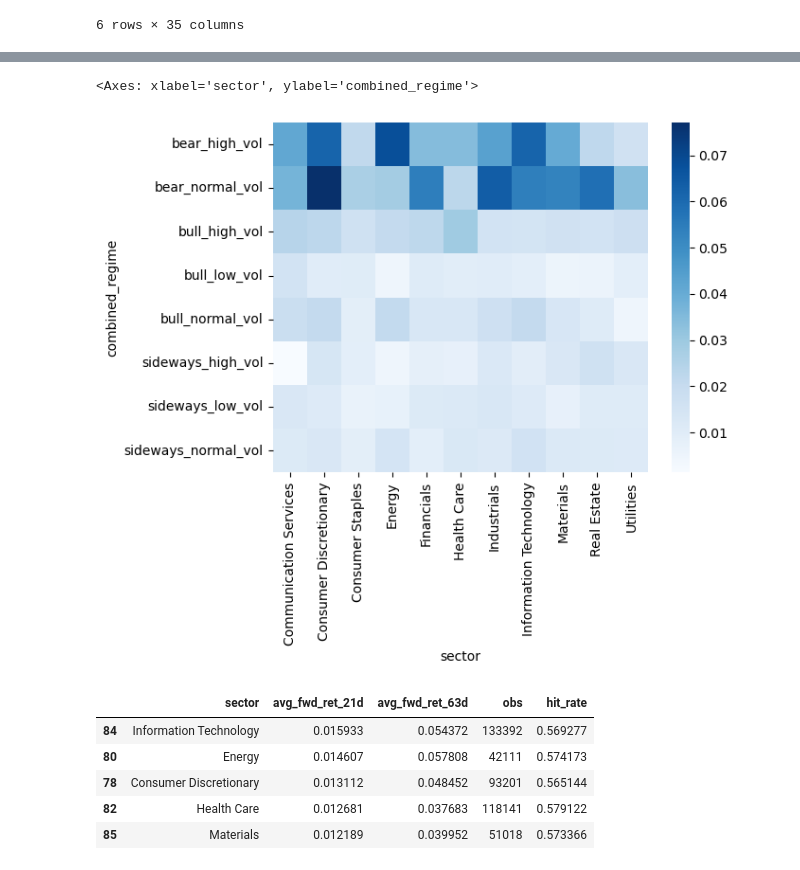
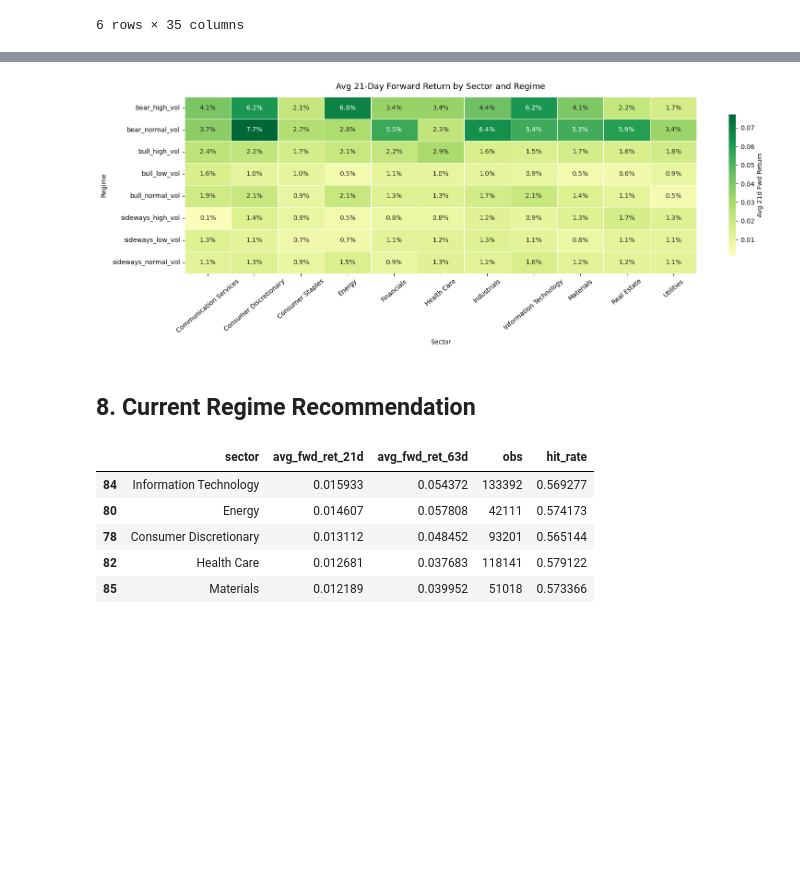
Before and after one commit to ediaz-usf/SP500-Analysis-Project, a Jupyter notebook: S&P_Analysis.ipynb, the cells around one changed output, grey strips where cells are left out. Drawn from its saved outputs; the diff is of its cells as text; code cells hidden in the pictures; blank space fills up the shorter version.

```diff
--- a/S&P_Analysis.ipynb
+++ b/S&P_Analysis.ipynb
@@ -485,18 +409,36 @@ sector_perf[sector_perf["combined_regime"] == "bull_low_vol"].head(20)
 | 42 | bull_low_vol | Real Estate | 0.005809 | 0.007342 | 0.009474 | 16780 | 0.549702 | ... |
 | 41 | bull_low_vol | Materials | 0.005495 | 0.005954 | 0.013077 | 13276 | 0.537361 | ... |
 | 36 | bull_low_vol | Energy | 0.004885 | 0.001701 | 0.009806 | 11028 | 0.508252 | ... |
-# %%
-# Visualize sector performance across regimes
-
-data = sector_perf.pivot(
-    index="combined_regime",
-    columns="sector",
-    values="avg_fwd_ret_21d")
-
-sns.heatmap(data=data, annot=False, cmap="Blues")
-# %% [output]
-<Axes: xlabel='sector', ylabel='combined_regime'>
-[figure, removed]
+# %%
+# Visualize average 21-day forward return by sector and regime
+data = sector_perf.pivot(
+    index="combined_regime",
+    columns="sector",
+    values="avg_fwd_ret_21d"
+)
+
+fig, ax = plt.subplots(figsize=(16, 6))
+sns.heatmap(
+    data=data,
+    annot=True,
+    fmt=".1%",
+    cmap="RdYlGn",
+    center=0,
+    linewidths=0.4,
+    ax=ax,
+    cbar_kws={"label": "Avg 21d Fwd Return", "shrink": 0.8}
+)
+ax.set_title("Avg 21-Day Forward Return by Sector and Regime", fontsize=13, pad=12)
+ax.set_xlabel("Sector", labelpad=8)
+ax.set_ylabel("Regime", labelpad=8)
+ax.tick_params(axis='x', rotation=40)
+ax.tick_params(axis='y', rotation=0)
+plt.tight_layout()
+plt.show()
+# %% [output]
+[figure, added]
+# %% [markdown]
+## 8. Current Regime Recommendation
 # %%
 # Get top sectors in each regime
 
```
Also changed, not shown: parts of 30 cells of this notebook.
